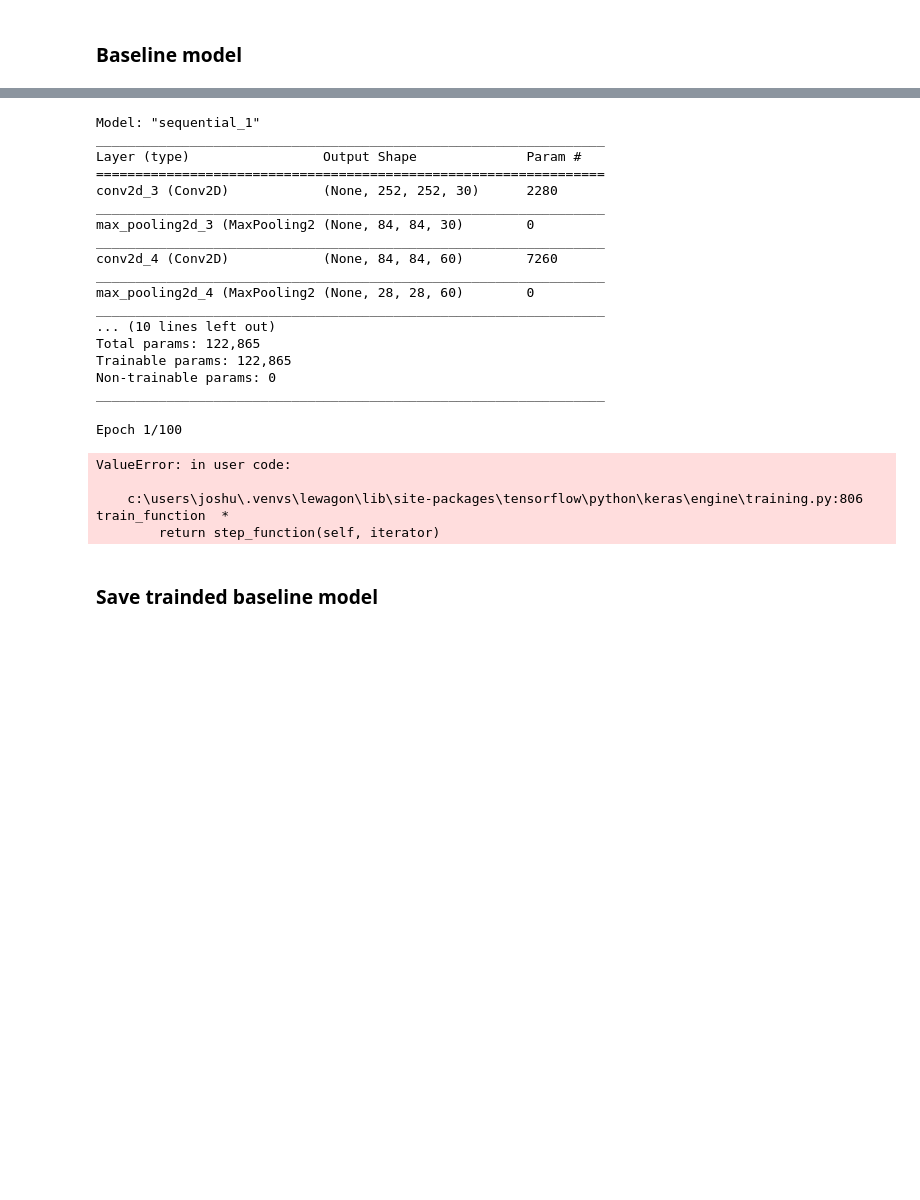
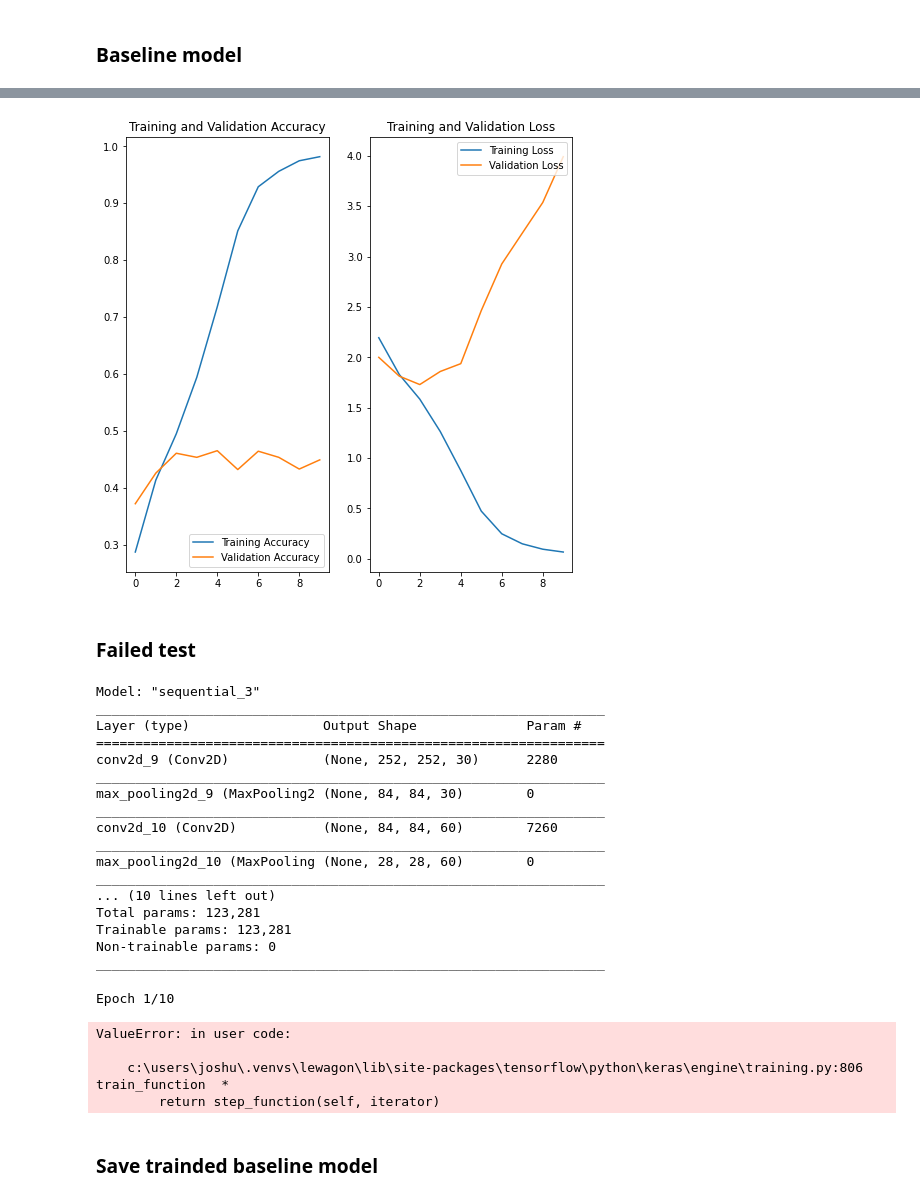
Before and after one commit to JoshEagle/plantbase, a Jupyter notebook: notebooks/josh_cnn_first_test.ipynb, the cells around one changed output, grey strips where cells are left out. Saved outputs shown, nothing was run; the diff lists cells and outputs as text; code cells hidden in the pictures; blank space fills up the shorter version.

Commit message:
updated first_test to successfully run

```diff
--- a/notebooks/josh_cnn_first_test.ipynb
+++ b/notebooks/josh_cnn_first_test.ipynb
@@ -107,8 +128,8 @@ directory = r"../raw_data/train"
 # %%
-tmp_dataset = image_dataset_from_directory(
-    directory, labels='inferred', label_mode='int', class_names=None,
-    color_mode='rgb', batch_size=32, image_size=(256, 256), shuffle=True, seed=None,
-    validation_split=None, subset=None, interpolation='bilinear', follow_links=False
+val_dataset = image_dataset_from_directory(
+    directory, labels='inferred', label_mode='int',
+    color_mode='rgb', batch_size=32, image_size=(256, 256), shuffle=True, seed=123,
+    validation_split=0.2, subset="validation", interpolation='bilinear', follow_links=False
 )
 # %% [output]
 Found 5583 files belonging to 16 classes.
@@ -114,0 +139,2 @@ Found 5583 files belonging to 16 classes.
+# %%
+img_height, img_width = (256,256)
@@ -114,0 +156,4 @@ Found 5583 files belonging to 16 classes.
+# %%
+model.compile(optimizer='adam',
+              loss=tensorflow.keras.losses.SparseCategoricalCrossentropy(from_logits=True),
+              metrics=['accuracy'])
@@ -114,0 +180,7 @@ Found 5583 files belonging to 16 classes.
+# %%
+epochs=10
+history = model.fit(
+  train_dataset,
+  validation_data=val_dataset,
+  epochs=epochs
+)
@@ -115,3 +208,29 @@ Found 5583 files belonging to 16 classes.
+# %%
+acc = history.history['accuracy']
+val_acc = history.history['val_accuracy']
+
+loss = history.history['loss']
+val_loss = history.history['val_loss']
+
+epochs_range = range(epochs)
+
+plt.figure(figsize=(8, 8))
+plt.subplot(1, 2, 1)
+plt.plot(epochs_range, acc, label='Training Accuracy')
+plt.plot(epochs_range, val_acc, label='Validation Accuracy')
+plt.legend(loc='lower right')
+plt.title('Training and Validation Accuracy')
+
+plt.subplot(1, 2, 2)
+plt.plot(epochs_range, loss, label='Training Loss')
+plt.plot(epochs_range, val_loss, label='Validation Loss')
+plt.legend(loc='upper right')
+plt.title('Training and Validation Loss')
+plt.show()
+# %% [output]
+[figure, added]
+# %% [markdown]
+### Failed test
 # %%
 def build_model():
 
@@ -127,28 +246,28 @@ def build_model():
 
     model.add(Flatten())
     model.add(Dense(25))
-    model.add(Activation('softmax'))
+    model.add(Dense(16, activation = 'softmax'))
 
     return model
 
 model = build_model()
 model.summary()
 # %% [output]
-Model: "sequential_1"
+Model: "sequential_3"
 _________________________________________________________________
 Layer (type)                 Output Shape              Param #
 =================================================================
-conv2d_3 (Conv2D)            (None, 252, 252, 30)      2280
+conv2d_9 (Conv2D)            (None, 252, 252, 30)      2280
 _________________________________________________________________
-max_pooling2d_3 (MaxPooling2 (None, 84, 84, 30)        0
+max_pooling2d_9 (MaxPooling2 (None, 84, 84, 30)        0
 _________________________________________________________________
-conv2d_4 (Conv2D)            (None, 84, 84, 60)        7260
+conv2d_10 (Conv2D)           (None, 84, 84, 60)        7260
 _________________________________________________________________
-max_pooling2d_4 (MaxPooling2 (None, 28, 28, 60)        0
+max_pooling2d_10 (MaxPooling (None, 28, 28, 60)        0
 _________________________________________________________________
 ... (10 lines left out)
-Total params: 122,865
-Trainable params: 122,865
+Total params: 123,281
+Trainable params: 123,281
 Non-trainable params: 0
 _________________________________________________________________
 # %%
@@ -161,9 +280,16 @@ es = EarlyStopping(monitor='val_loss',
                    patience=5,
                    mode='min')
 # %%
-history = model.fit(tmp_dataset, callbacks=[es], epochs=100, batch_size=32) # make sure we are using the right  data for validation
+# make sure we are using the right  data for validation
+
+epochs=10
+history = model.fit(
+  train_dataset,
+  validation_data=val_dataset,
+  epochs=epochs
+)
 # %% [output]
-Epoch 1/100
+Epoch 1/10
 ValueError: in user code:
 
     c:\users\joshu\.venvs\lewagon\lib\site-packages\tensorflow\python\keras\engine\training.py:806 train_function  *
```
Also changed, not shown: parts of 8 cells of this notebook, 1 other file.
